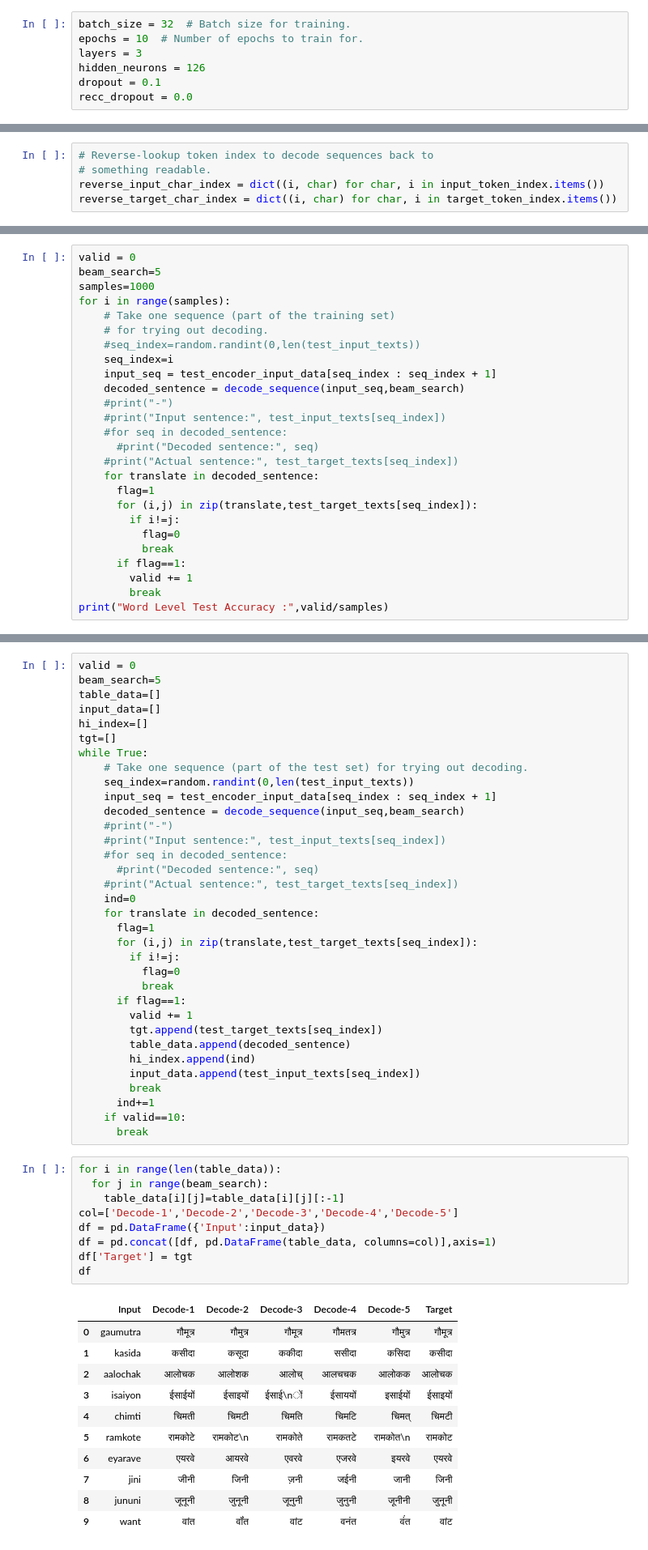
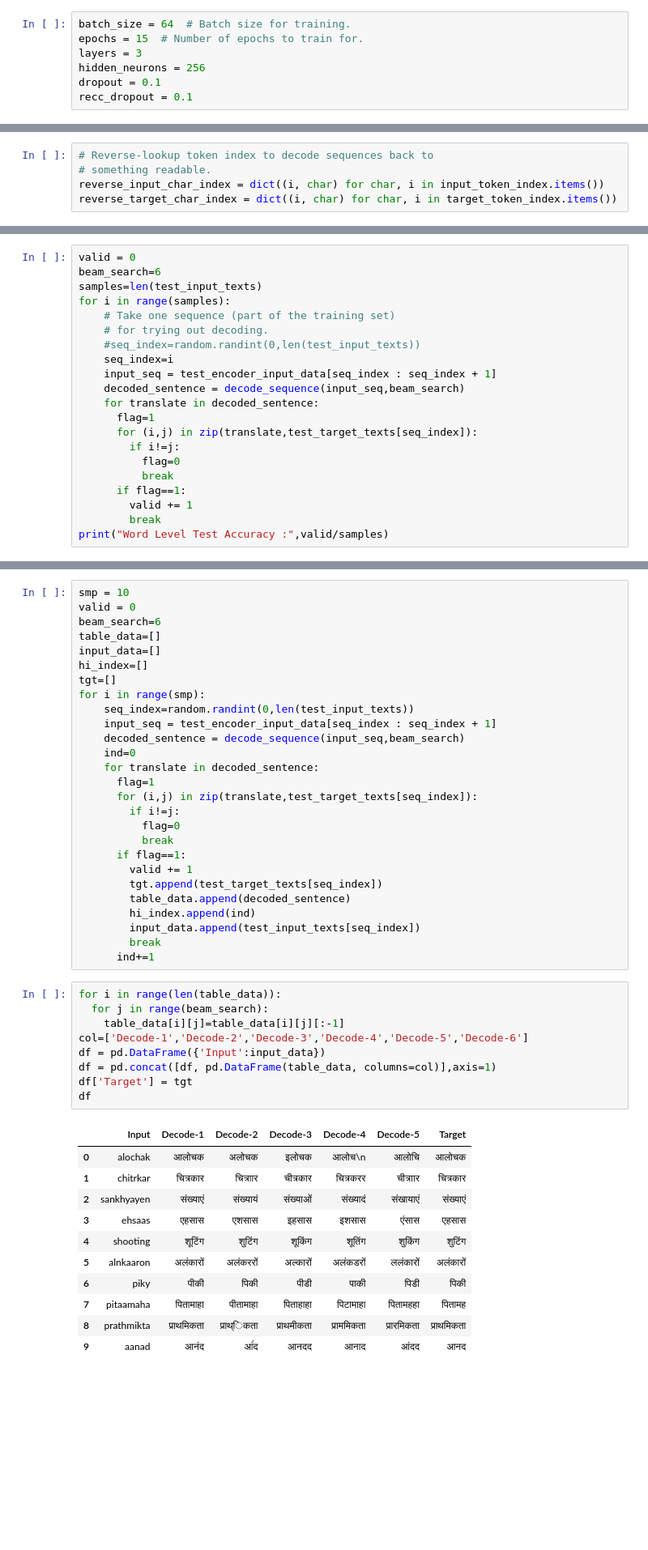
Before and after one commit to a-pt/cs6910-Assignment-3, a Jupyter notebook: BestModel_Rnn.ipynb, the cells around one changed output, grey strips where cells are left out. Shown: that part at 81% size. Drawn from its saved outputs; the diff is of its cells as text; blank space fills up the shorter version.

```diff
--- a/BestModel_Rnn.ipynb
+++ b/BestModel_Rnn.ipynb
@@ -180,12 +180,12 @@ for i, (test_input_text, ) in enumerate(zip(test_input_texts, )):
 (4358, 20, 27) (4358, 21, 66) (4358, 21, 66)
 (4502, 20, 27)
 # %%
-batch_size = 32  # Batch size for training.
-epochs = 10  # Number of epochs to train for.
+batch_size = 64  # Batch size for training.
+epochs = 15  # Number of epochs to train for.
 layers = 3
-hidden_neurons = 126
+hidden_neurons = 256
 dropout = 0.1
-recc_dropout = 0.0
+recc_dropout = 0.1
 # %%
 #latent_dims = [256,128,64]  # Latent dimensionality of the encoding space.
 latent_dims = []
@@ -433,8 +337,8 @@ def decode_sequence(input_seq,beam_search):
     return decoded_sentences
 # %%
 valid = 0
-beam_search=5
-samples=1000
+beam_search=6
+samples=len(test_input_texts)
 for i in range(samples):
     # Take one sequence (part of the training set)
     # for trying out decoding.
@@ -442,11 +346,6 @@ for i in range(samples):
     seq_index=i
     input_seq = test_encoder_input_data[seq_index : seq_index + 1]
     decoded_sentence = decode_sequence(input_seq,beam_search)
-    #print("-")
-    #print("Input sentence:", test_input_texts[seq_index])
-    #for seq in decoded_sentence:
-      #print("Decoded sentence:", seq)
-    #print("Actual sentence:", test_target_texts[seq_index])
     for translate in decoded_sentence:
       flag=1
       for (i,j) in zip(translate,test_target_texts[seq_index]):
@@ -462,20 +361,15 @@ Word Level Test Accuracy : 0.432
 # %%
+smp = 10
 valid = 0
-beam_search=5
+beam_search=6
 table_data=[]
 input_data=[]
 hi_index=[]
 tgt=[]
-while True:
-    # Take one sequence (part of the test set) for trying out decoding.
+for i in range(smp):
     seq_index=random.randint(0,len(test_input_texts))
     input_seq = test_encoder_input_data[seq_index : seq_index + 1]
     decoded_sentence = decode_sequence(input_seq,beam_search)
-    #print("-")
-    #print("Input sentence:", test_input_texts[seq_index])
-    #for seq in decoded_sentence:
-      #print("Decoded sentence:", seq)
-    #print("Actual sentence:", test_target_texts[seq_index])
     ind=0
     for translate in decoded_sentence:
       flag=1
@@ -491,26 +385,24 @@ while True:
         input_data.append(test_input_texts[seq_index])
         break
       ind+=1
-    if valid==10:
-      break
 # %%
 for i in range(len(table_data)):
   for j in range(beam_search):
     table_data[i][j]=table_data[i][j][:-1]
-col=['Decode-1','Decode-2','Decode-3','Decode-4','Decode-5']
+col=['Decode-1','Decode-2','Decode-3','Decode-4','Decode-5','Decode-6']
 df = pd.DataFrame({'Input':input_data})
 df = pd.concat([df, pd.DataFrame(table_data, columns=col)],axis=1)
 df['Target'] = tgt
 df
 # %% [output]
 |  | Input | Decode-1 | Decode-2 | Decode-3 | Decode-4 | Decode-5 | Target |
-| 0 | gaumutra | गौमूत्र | गौमुत्र | गौमूत्र | गौमतत्र | गौमुत्र | गौमूत्र |
-| 1 | kasida | कसीदा | कसूदा | ककीदा | ससीदा | कसिदा | कसीदा |
-| 2 | aalochak | आलोचक | आलोशक | आलोच् | आलचचक | आलोकक | आलोचक |
-| 3 | isaiyon | ईसाईयों | ईसाइयों | ईसाई\nों | ईसाययों | इसाईयों | ईसाइयों |
-| 4 | chimti | चिमती | चिमटी | चिमति | चिमटि | चिमत् | चिमटी |
-| 5 | ramkote | रामकोटे | रामकोट\n | रामकोते | रामकतटे | रामकोत\n | रामकोट |
-| 6 | eyarave | एयरवे | आयरवे | एवरवे | एजरवे | इयरवे | एयरवे |
-| 7 | jini | जीनी | जिनी | ज़नी | जईनी | जानी | जिनी |
-| 8 | jununi | जूनूनी | जुनूनी | जूनुनी | जुनुनी | जूनीनी | जुनूनी |
-| 9 | want | वांत | वॉंत | वांट | वनंत | वंंत | वांट |
+| 0 | alochak | आलोचक | अलोचक | इलोचक | आलोच\n | आलोचि | आलोचक |
+| 1 | chitrkar | चित्रकार | चित्राार | चीत्रकार | चित्रकरर | चीत्राार | चित्रकार |
+| 2 | sankhyayen | संख्याएं | संख्यायं | संख्याओं | संख्यादं | संखायाएं | संख्याएं |
+| 3 | ehsaas | एहसास | एशसास | इहसास | इशसास | एंसास | एहसास |
+| 4 | shooting | शूटिंग | शुटिंग | शूकिंग | शूतिंग | शुकिंग | शुटिंग |
+| 5 | alnkaaron | अलंकारों | अलंकररों | अल्कारों | अलंकडरों | ललंकारों | अलंकारों |
+| 6 | piky | पीकी | पिकी | पीडी | पाकी | पिडी | पिकी |
+| 7 | pitaamaha | पितामाहा | पीतामाहा | पिताहाहा | पिटामाहा | पितामहहा | पितामह |
+| 8 | prathmikta | प्राथमिकता | प्राथ्िकता | प्राथमीकता | प्राममिकता | प्रारमिकता | प्राथमिकता |
+| 9 | aanad | आनंद | आंंद | आनदद | आनाद | आंदद | आनद |
```
Also changed, not shown: parts of 10 cells of this notebook.
